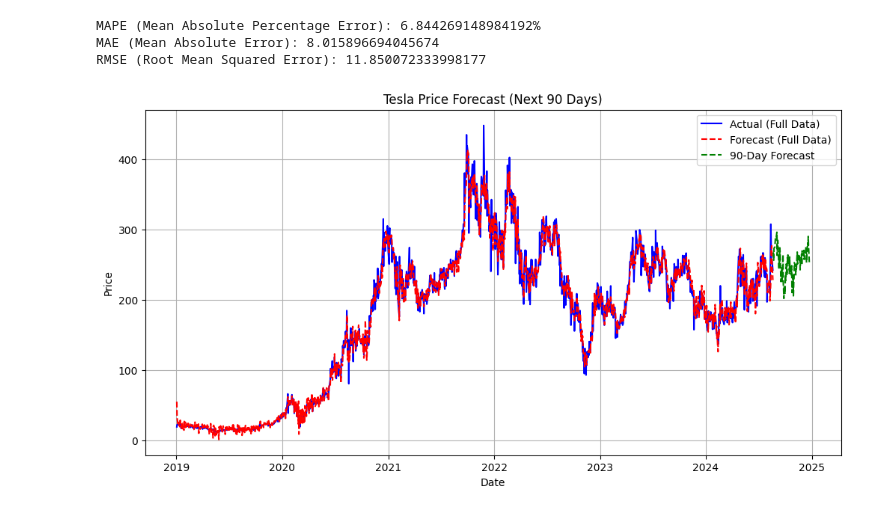
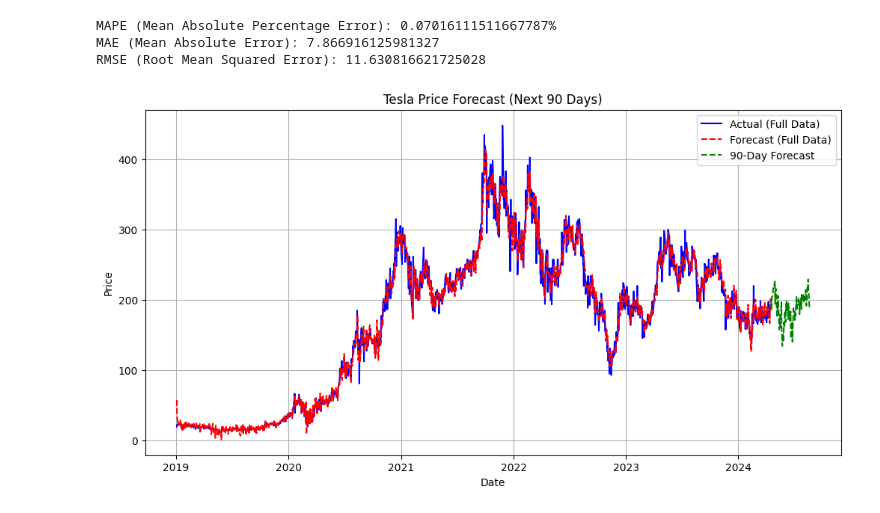
Before and after one commit to TrieuHuynh174/-STAT3013.-P11_Nhom8, a Jupyter notebook: arimax.ipynb, the cells around one changed output. Drawn from its saved outputs; the diff is of its cells as text; code cells hidden in the pictures.

```diff
--- a/arimax.ipynb
+++ b/arimax.ipynb
@@ -2,9 +2,22 @@
 import numpy as np
 import pandas as pd
 import matplotlib.pyplot as plt
-from sklearn.metrics import mean_absolute_error, mean_squared_error
+from sklearn.metrics import mean_absolute_error, mean_squared_error, mean_absolute_percentage_error
 from statsmodels.tsa.statespace.sarimax import SARIMAX
+# Step 1: Load the datasets
+# Replace 'file_path' with the path or DataFrame variables for your datasets
+testla = pd.read_csv('./Clean_data/Cleaned_Tesla_Close.csv', parse_dates=['Date'], index_col='Date')
+ixic = pd.read_csv('./Clean_data/Cleaned_SP500_Close.csv', parse_dates=['Date'], index_col='Date')
+sp500 = pd.read_csv('./Clean_data/Cleaned_IXIC_Close.csv', parse_dates=['Date'], index_col='Date')
+sp500_predicted = sp500['Close_predicted']
+ixic_predicted = ixic['Close_predicted']
+# Merge the datasets on 'Date' with suffixes to avoid conflicts
+exog_data = pd.DataFrame({
+    'Close_predicted_sp500': sp500_predicted,
+    'Close_predicted_ixic': ixic_predicted,
+})
 
+tesla_predicted = testla['Close_predicted']
 # Ensure both tesla_predicted and exog_data have the same frequency
 tesla_predicted.index = pd.to_datetime(tesla_predicted.index)
 exog_data.index = pd.to_datetime(exog_data.index)
@@ -14,7 +27,7 @@ tesla_predicted = tesla_predicted.asfreq('B', method=None)
 exog_data = exog_data.asfreq('B', method=None)
 
 # Align indices between endogenous and exogenous variables
-tesla_predicted, exog_data = tesla_predicted.align(exog_data, join='inner')
+tesla_predicted, exog_data = tesla_predicted.align(exog_data, join='inner',axis=0)
 
 # Handle missing values in the endogenous and exogenous data
 tesla_predicted = tesla_predicted.dropna()
@@ -23,10 +36,9 @@ exog_data = exog_data.dropna()
 # Re-create the DatetimeIndex with the correct frequency if needed
 tesla_predicted.index = pd.date_range(start=tesla_predicted.index[0], periods=len(tesla_predicted), freq='B')
 exog_data.index = pd.date_range(start=exog_data.index[0], periods=len(exog_data), freq='B')
-
 # Build the ARIMAX model on the aligned dataset
 p, d, q = 1, 0, 1  # You may want to tune these parameters based on your model performance
-model = SARIMAX(tesla_predicted, exog=exog_data,
+model = SARIMAX(tesla_predicted[:-90], exog=exog_data[:-90],
                 order=(p, d, q), enforce_stationarity=False, enforce_invertibility=False)
 results = model.fit()
 
@@ -34,11 +46,10 @@ results = model.fit()
 forecast = results.fittedvalues
 
 # Synchronize the indices between the forecast and actual data
-tesla_predicted, forecast = tesla_predicted.align(forecast, join='inner')
+tesla_predicted, forecast = tesla_predicted.align(forecast, join='inner', axis=0)
 
 # Calculate MAPE (Mean Absolute Percentage Error)
-mape = np.mean(np.abs((tesla_predicted - forecast) / tesla_predicted)) * 100
-
+mape = mean_absolute_percentage_error(tesla_predicted, forecast)
 # Calculate MAE (Mean Absolute Error)
 mae = mean_absolute_error(tesla_predicted, forecast)
 
@@ -51,48 +62,43 @@ print(f"MAE (Mean Absolute Error): {mae}")
 print(f"RMSE (Root Mean Squared Error): {rmse}")
 
 # Prepare forecast exogenous data for the next 90 days
-sp500_forecast = sp500_predicted[-90:].values  # Ensure sp500_predicted is defined
-ixic_forecast = ixic_predicted[-90:].values  # Ensure ixic_predicted is defined
 
 # Create a DataFrame for the exogenous variables (SP500 and IXIC)
-forecast_exog = pd.DataFrame({
-    'SP500': sp500_forecast,
-    'IXIC': ixic_forecast
-})
+forecast_exog = exog_data[-90:]
 
 # Fill missing values in the exogenous forecast data
 forecast_exog = forecast_exog.ffill().bfill()  # Use ffill and bfill directly
 
 # Create a timeline for the next 90 days for forecasting
 last_date = tesla_predicted.index[-1]
 forecast_dates = pd.date_range(start=last_date + pd.Timedelta(days=1), periods=90, freq='B')
 
 # Ensure the forecast exogenous data has the same frequency as the training data
 forecast_exog.index = forecast_dates
 
 # Check if forecast_exog has the same index frequency as tesla_predicted
 if forecast_exog.index.freq != tesla_predicted.index.freq:
     print("Warning: forecast_exog index frequency does not match tesla_predicted frequency!")
 
 # Generate forecast for the next 90 days
 future_forecast = results.forecast(steps=90, exog=forecast_exog)
 
 # Ensure the forecast has a date index
 future_forecast.index = forecast_exog.index
 
 # Plot the actual data, fitted values, and future forecast
 plt.figure(figsize=(12, 6))
 plt.plot(tesla_predicted, label='Actual (Full Data)', color='blue')
 plt.plot(forecast, label='Forecast (Full Data)', color='red', linestyle='--')
 plt.plot(future_forecast, label='90-Day Forecast', color='green', linestyle='--')
 plt.title('Tesla Price Forecast (Next 90 Days)')
 plt.xlabel('Date')
 plt.ylabel('Price')
 plt.legend()
 plt.grid(True)
 plt.show()
 # %% [output]
-MAPE (Mean Absolute Percentage Error): 6.844269148984192%
-MAE (Mean Absolute Error): 8.015896694045674
-RMSE (Root Mean Squared Error): 11.850072333998177
+MAPE (Mean Absolute Percentage Error): 0.07016111511667787%
+MAE (Mean Absolute Error): 7.866916125981327
+RMSE (Root Mean Squared Error): 11.630816621725028
-[figure, old version]
+[figure, new version]
```
Also changed, not shown: 10 other files.
